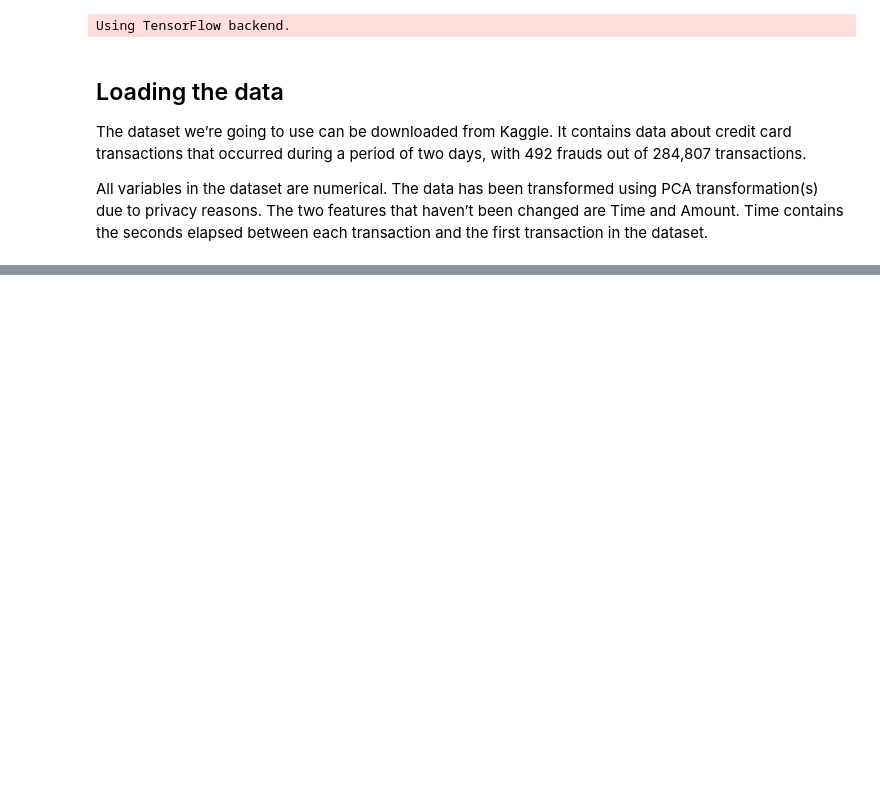
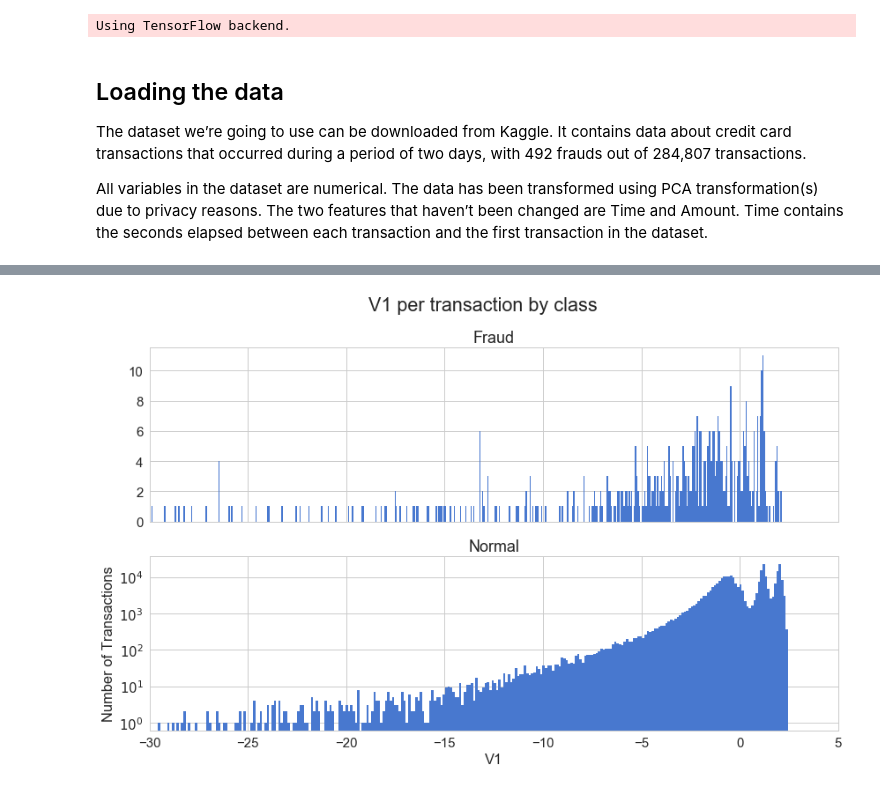
Before and after one commit to L0D3/FraudDetectionFun, a Jupyter notebook: FraudDetectionFun.ipynb, the cells around one changed output, grey strips where cells are left out. Cells and saved outputs as stored; diff of their text form; code cells hidden in the pictures; blank space fills up the shorter version.

```diff
--- a/FraudDetectionFun.ipynb
+++ b/FraudDetectionFun.ipynb
@@ -35,0 +153,19 @@ df = pd.read_csv("./creditcard.csv")
+# %%
+f, (ax1, ax2) = plt.subplots(2, 1, sharex=True)
+f.suptitle('V1 per transaction by class')
+
+bins = 500
+
+ax1.hist(frauds.V1, bins = bins)
+ax1.set_title('Fraud')
+
+ax2.hist(normal.V1, bins = bins)
+ax2.set_title('Normal')
+
+plt.xlabel('V1')
+plt.ylabel('Number of Transactions')
+plt.xlim((-30, 5))
+plt.yscale('log')
+plt.show();
+# %% [output]
+[figure, added]
```
Also changed, not shown: parts of 42 cells of this notebook, 1 other file.
